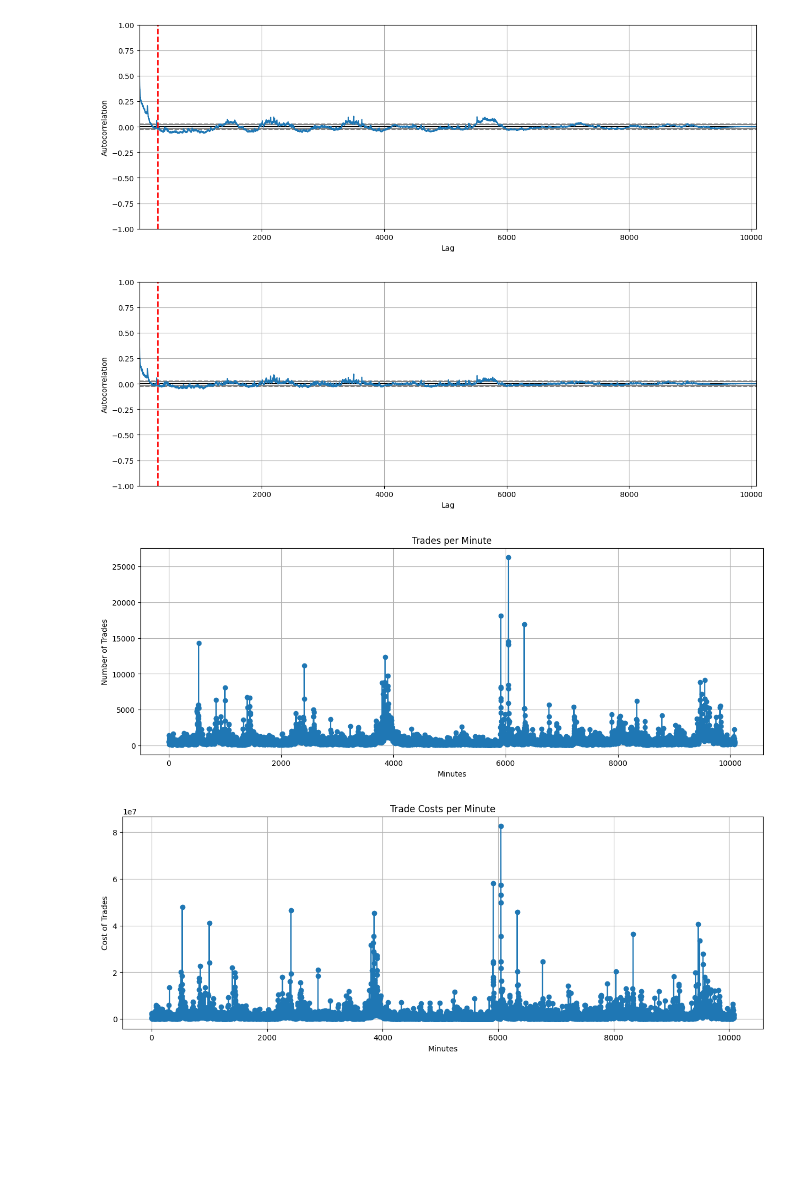
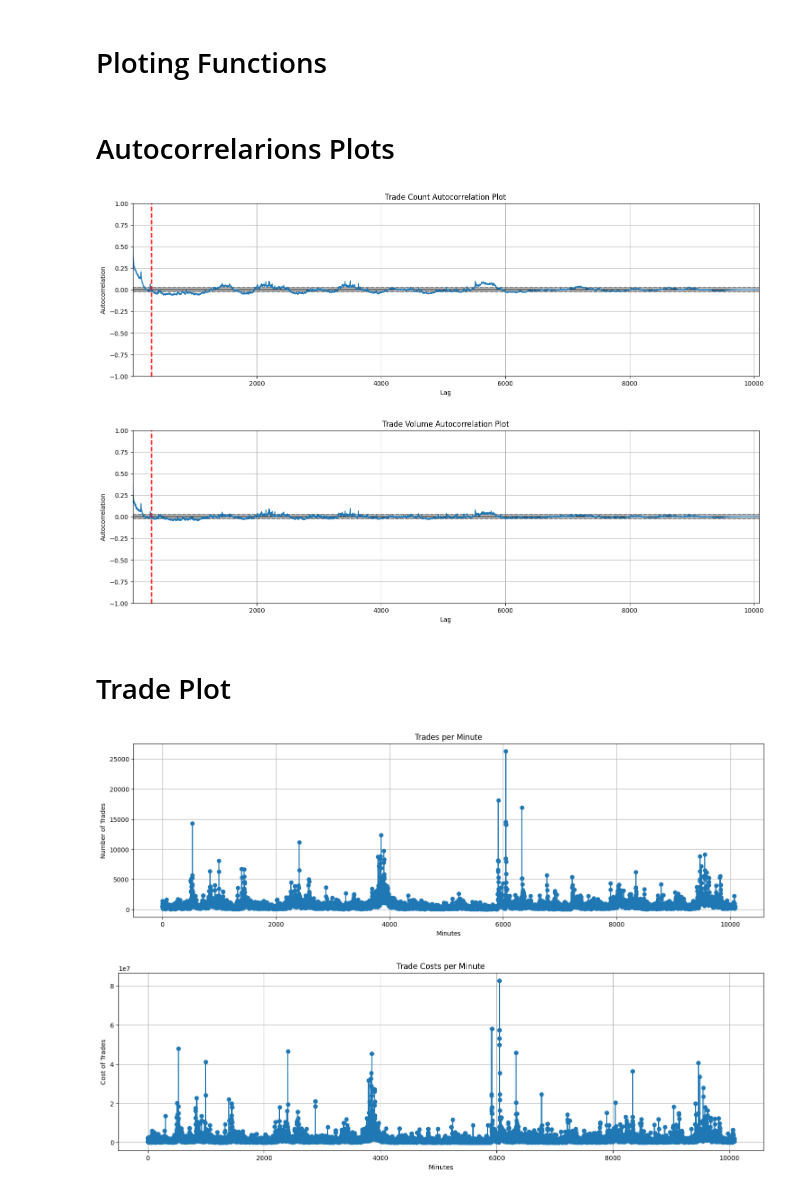
Before and after one commit to Zen-Nightshade/Crypto-Trade-Analysis, a Jupyter notebook: notebooks/Counts_EDA.ipynb, the cells around one changed output. Drawn from its saved outputs; the diff is of its cells as text; code cells hidden in the pictures; blank space fills up the shorter version.

```diff
--- a/notebooks/Counts_EDA.ipynb
+++ b/notebooks/Counts_EDA.ipynb
@@ -9,2 +16,4 @@ df["timestamp"] = pd.to_datetime(df["timestamp"], errors="coerce")
+# %% [markdown]
+# Ploting Functions
 # %%
 def plotArray(counts, title, xlabel, ylabel):
@@ -16,20 +25,25 @@ def plotArray(counts, title, xlabel, ylabel):
     plt.grid(True)
     plt.show()
 # %%
-def autoCorrelationFunction(counts):
-    plt.figure(figsize=(15,5))
+def autoCorrelationFunction(counts, title):
+    plt.figure(figsize=(18,5))
     pd.plotting.autocorrelation_plot(counts)
     plt.axvline(x=300, color='r', linestyle='--', linewidth=2)
+    plt.title(title)
     plt.show()
+# %% [markdown]
+# Autocorrelarions Plots
 # %%
-counts = df["trade_count"]
-sizes = df["amount"] * df["price"]
-autoCorrelationFunction(counts)
-autoCorrelationFunction(sizes)
-plotArray(counts, "Trades per Minute", "Minutes", "Number of Trades")
-plotArray(sizes, "Trade Costs per Minute", "Minutes", "Cost of Trades")
+autoCorrelationFunction(counts, title= "Trade Count Autocorrelation Plot")
+autoCorrelationFunction(sizes, title ="Trade Volume Autocorrelation Plot")
 # %% [output]
-[figure, old version]
+[figure, new version]
-[figure, old version]
+[figure, new version]
-[figure, removed]
-[figure, removed]
+# %% [markdown]
+# Trade Plot
+# %%
+plotArray(counts, "Trades per Minute", "Minutes", "Number of Trades")
+plotArray(sizes, "Trade Costs per Minute", "Minutes", "Cost of Trades")
+# %% [output]
+[figure, added]
+[figure, added]
```
Also changed, not shown: parts of 4 cells of this notebook, 1 other file.
